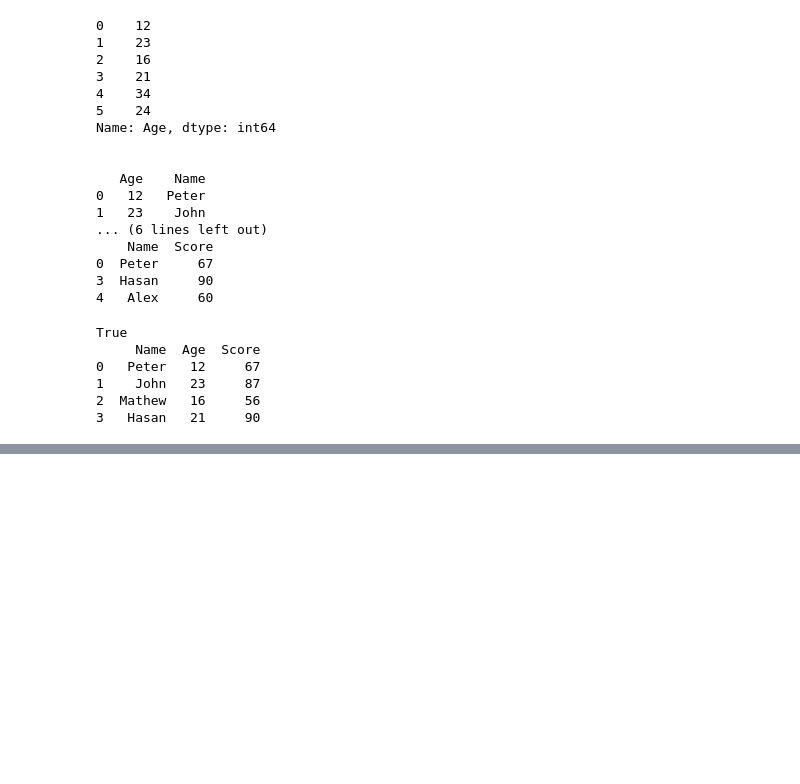
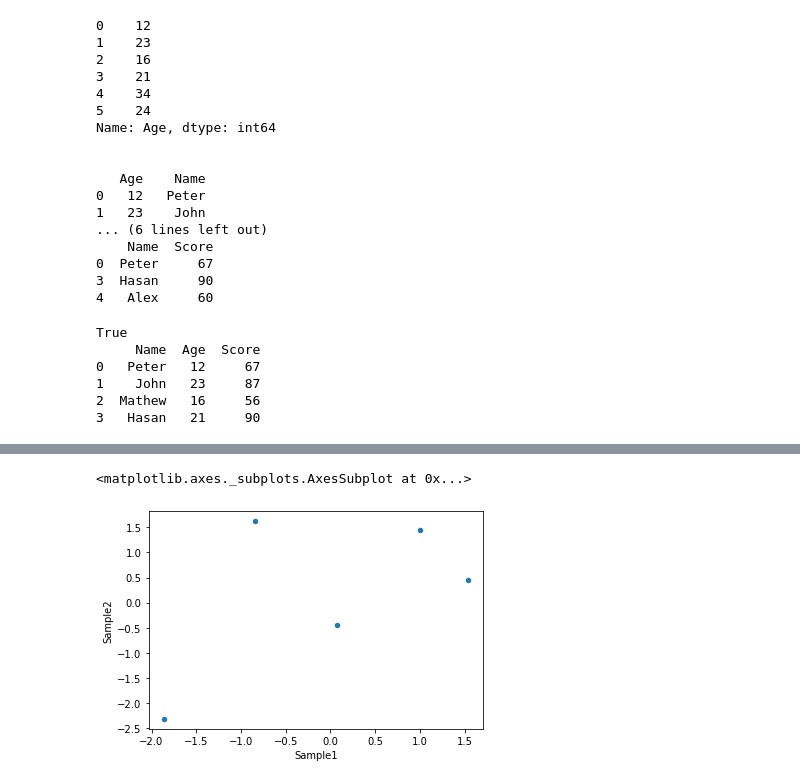
Before and after one commit to ludwig2000/ADG-ML, a Jupyter notebook: WEEK-1/LearnPandas.ipynb, the cells around one changed output, grey strips where cells are left out. Saved outputs shown, nothing was run; the diff lists cells and outputs as text; code cells hidden in the pictures; blank space fills up the shorter version.

```diff
--- a/WEEK-1/LearnPandas.ipynb
+++ b/WEEK-1/LearnPandas.ipynb
@@ -256,0 +445,5 @@ True
+# %%
+df1.plot.scatter(x='Sample1', y='Sample2')
+# %% [output]
+<matplotlib.axes._subplots.AxesSubplot at 0x...>
+[figure, added]
```
Also changed, not shown: parts of 13 cells of this notebook, 1 other file.
